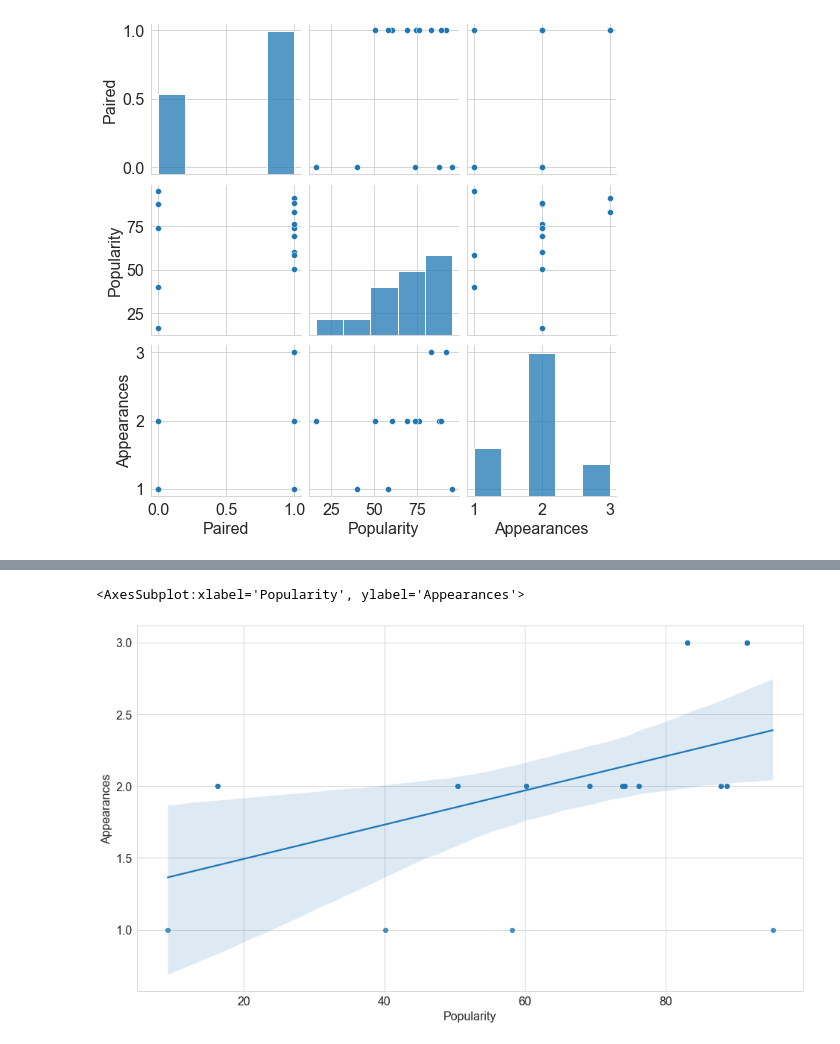
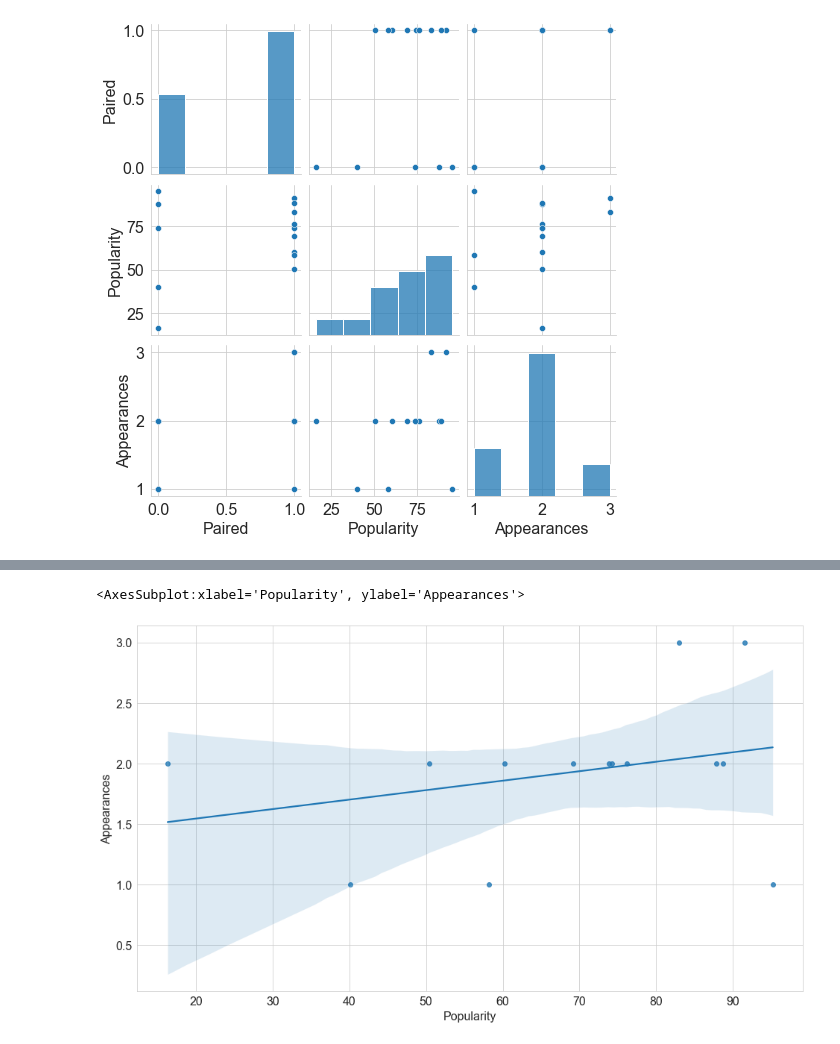
Before and after one commit to GoldenGarr/Genshin-analysis, a Jupyter notebook: Whatever.ipynb, the cells around one changed output, grey strips where cells are left out. Saved outputs shown, nothing was run; the diff lists cells and outputs as text; code cells hidden in the pictures.

```diff
--- a/Whatever.ipynb
+++ b/Whatever.ipynb
@@ -296,7 +221,7 @@ sns.countplot(x=df.Element, palette=colors)
 # %%
 fig = plt.figure(figsize=(16, 9))
 
-sns.regplot(df.Popularity, df.Appearances)
+sns.regplot(unique_df.Popularity, unique_df.Appearances)
 # %% [output]
 <AxesSubplot:xlabel='Popularity', ylabel='Appearances'>
-[figure, old version]
+[figure, new version]
```
Also changed, not shown: parts of 10 cells of this notebook.
